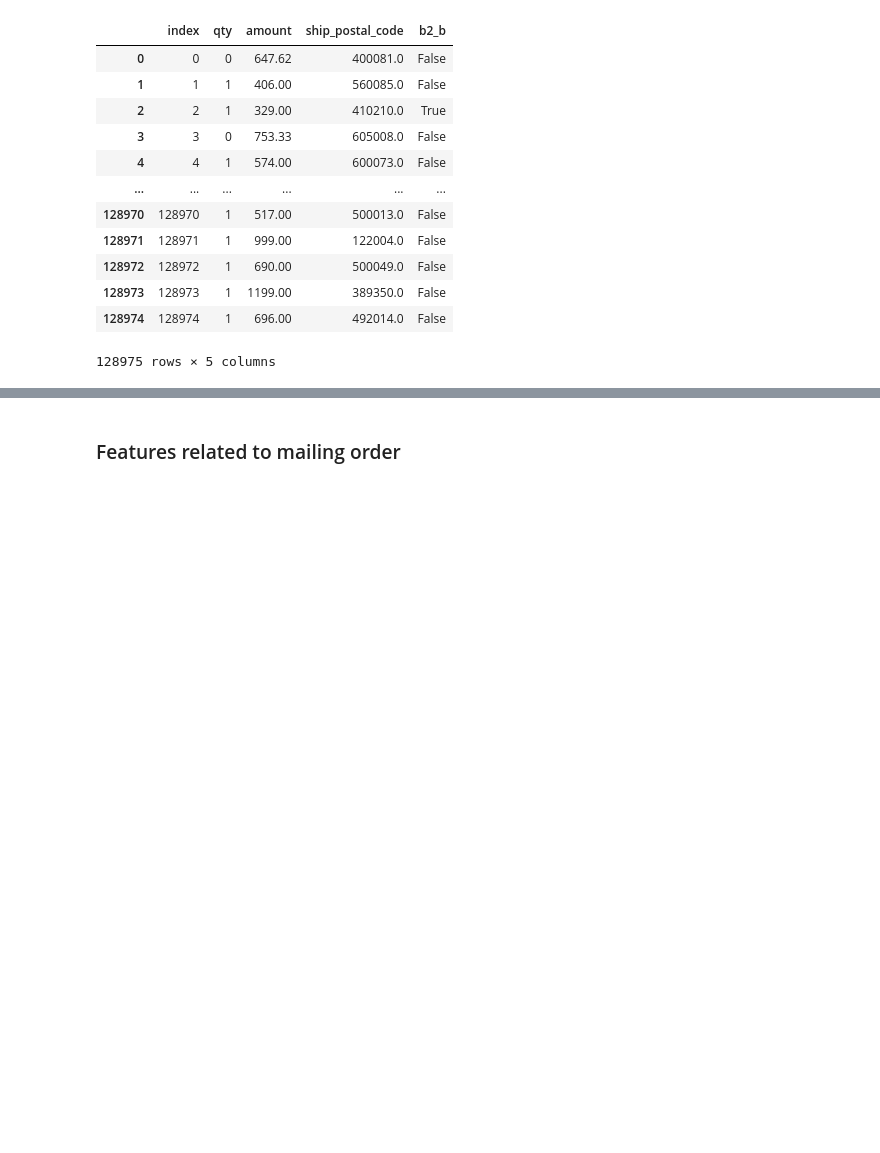
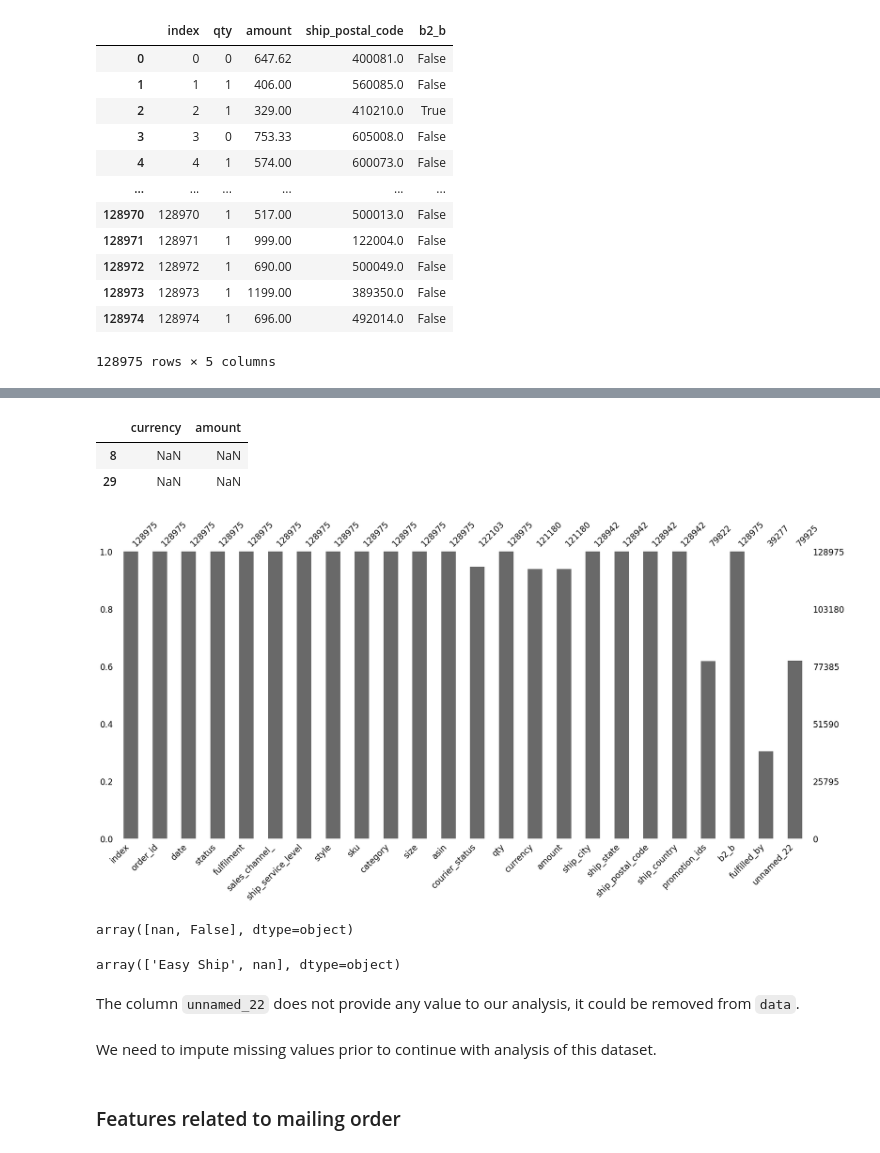
Before and after one commit to marlon-cooh/sklearn, a Jupyter notebook: projects/e-commerce.ipynb, the cells around one changed output, grey strips where cells are left out. Cells and saved outputs as stored; diff of their text form; code cells hidden in the pictures; blank space fills up the shorter version.

Commit message:
(build) projects/e-commerce.ipynb > updates in missing values treatment (new) environment.yml > to keep track of working packages version, pandasql and sqlalchemy were failing.

```diff
--- a/projects/e-commerce.ipynb
+++ b/projects/e-commerce.ipynb
@@ -103,0 +133,21 @@ data.select_dtypes(include=['int', 'bool', 'float'])
+# %%
+data[data[["amount", "currency"]].isna().any(axis=1)].loc[:, ["currency", "amount"]].head(2)
+# %% [output]
+|  | currency | amount |
+| 8 | NaN | NaN |
+| 29 | NaN | NaN |
+# %%
+msno.bar(data)
+plt.show()
+# %% [output]
+[figure, added]
+# %%
+data.unnamed_22.unique()
+# %% [output]
+array([nan, False], dtype=object)
+# %%
+data.fulfilled_by.unique()
+# %% [output]
+array(['Easy Ship', nan], dtype=object)
+# %% [markdown]
+The column `unnamed_22` does not provide any value to our analysis, it could be removed from `data`.
@@ -104,3 +156,5 @@ data.select_dtypes(include=['int', 'bool', 'float'])
+# %% [markdown]
+We need to impute missing values prior to continue with analysis of this dataset.
 # %% [markdown]
 ### Features related to mailing order
 # %%
```
Also changed, not shown: parts of 5 cells of this notebook, 1 other file.
